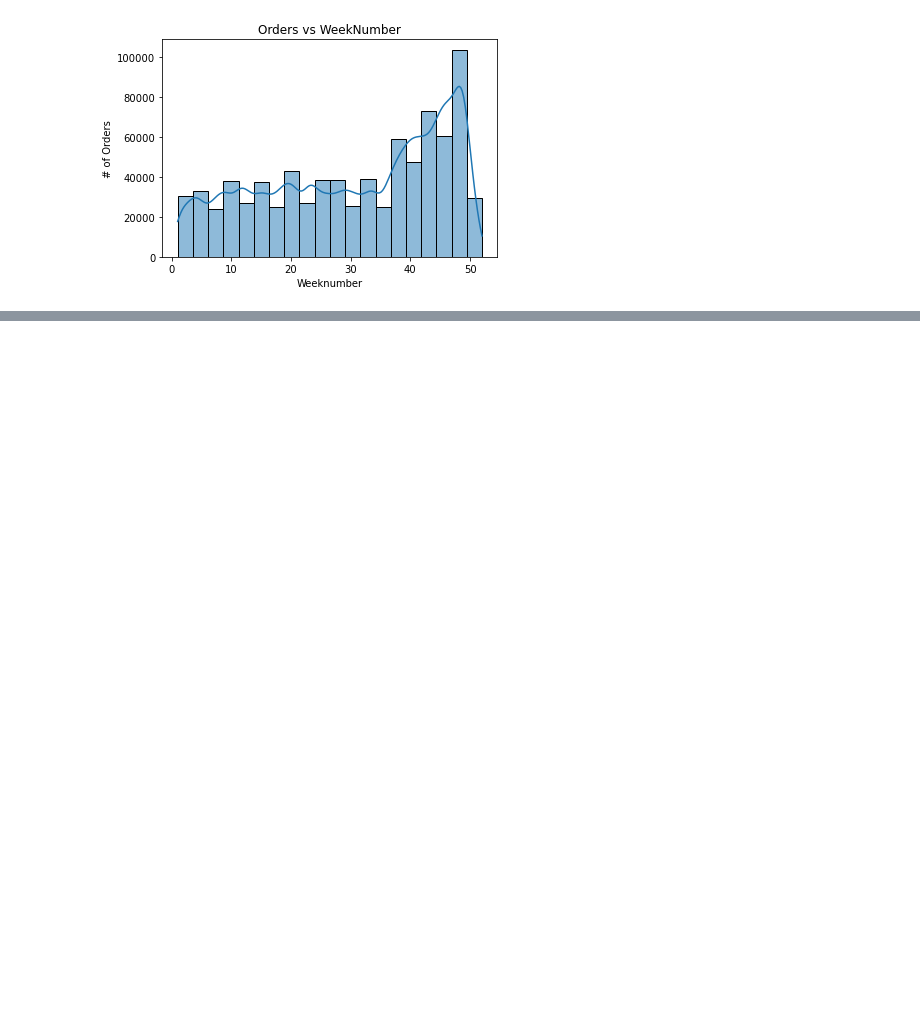
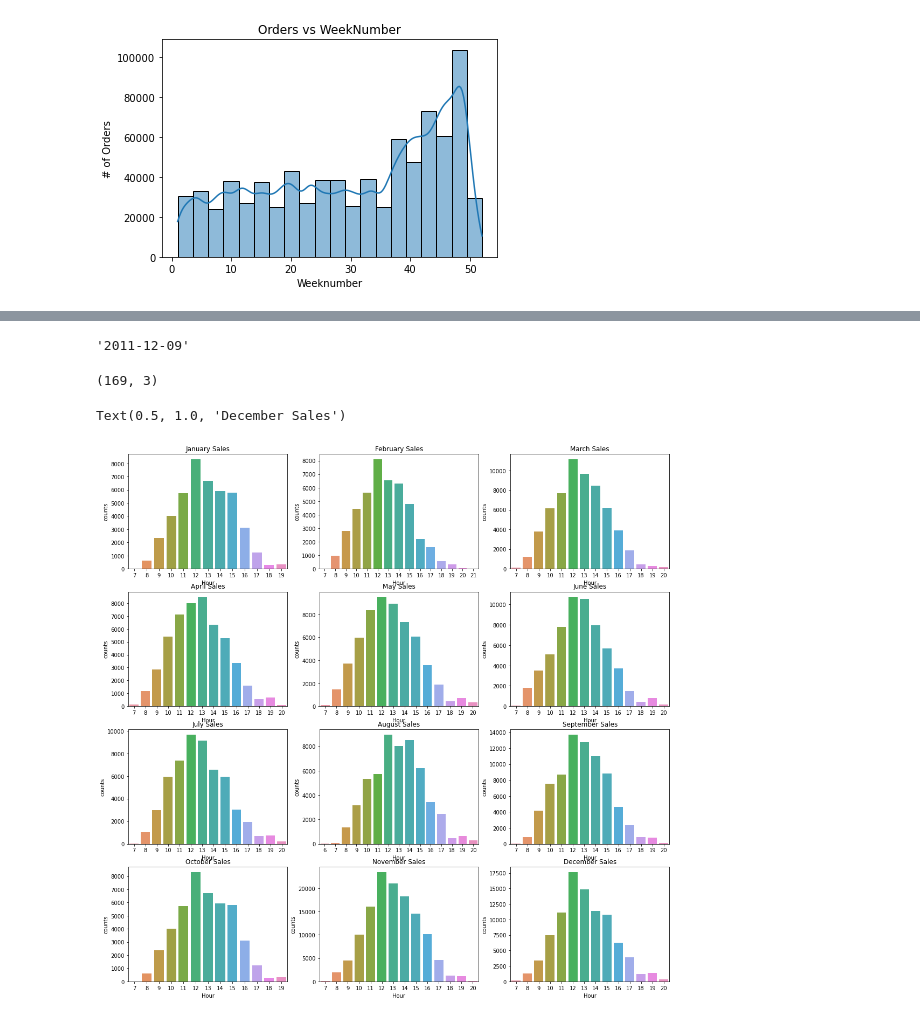
Before and after one commit to dharitsura248/OnlineRetailStore, a Jupyter notebook: OnlineRetailStore/notebooks/ExploratoryDataAnalysis.ipynb, the cells around one changed output, grey strips where cells are left out. Drawn from its saved outputs; the diff is of its cells as text; code cells hidden in the pictures; blank space fills up the shorter version.

Commit message:
2t Sales boost & 7 days prior order

```diff
--- a/OnlineRetailStore/notebooks/ExploratoryDataAnalysis.ipynb
+++ b/OnlineRetailStore/notebooks/ExploratoryDataAnalysis.ipynb
@@ -237,0 +254,53 @@ plt.show()
+# %%
+df_or.Date.max()
+# %% [output]
+'2011-12-09'
+# %%
+sub_df = df_or.groupby(by=(['Month','Hour'])).size().reset_index(name='counts')
+sub_df.shape
+# %% [output]
+(169, 3)
+# %%
+sub_df.head()
+
+jan_Df = sub_df[sub_df.Month == 1]
+feb_Df = sub_df[sub_df.Month == 2]
+march_Df = sub_df[sub_df.Month == 3]
+april_Df = sub_df[sub_df.Month == 4]
+may_Df = sub_df[sub_df.Month == 5]
+june_Df = sub_df[sub_df.Month == 6]
+july_Df = sub_df[sub_df.Month == 7]
+aug_Df = sub_df[sub_df.Month == 8]
+sep_Df = sub_df[sub_df.Month == 9]
+oct_Df = sub_df[sub_df.Month == 1]
+nov_Df = sub_df[sub_df.Month == 11]
+dec_Df = sub_df[sub_df.Month == 12]
+# %%
+fig, axes = plt.subplots(4, 3,figsize =(18,18))
+sns.barplot(ax=axes[0,0],data= jan_Df,x='Hour',y='counts')
+axes[0,0].set_title('January Sales')
+sns.barplot(ax=axes[0,1],data= feb_Df,x='Hour',y='counts')
+axes[0,1].set_title('February Sales')
+sns.barplot(ax=axes[0,2],data= march_Df,x='Hour',y='counts')
+axes[0,2].set_title('March Sales')
+sns.barplot(ax=axes[1,0],data= april_Df,x='Hour',y='counts')
+axes[1,0].set_title('April Sales')
+sns.barplot(ax=axes[1,1],data= may_Df,x='Hour',y='counts')
+axes[1,1].set_title('May Sales')
+sns.barplot(ax=axes[1,2],data= june_Df,x='Hour',y='counts')
+axes[1,2].set_title('June Sales')
+sns.barplot(ax=axes[2,0],data= july_Df,x='Hour',y='counts')
+axes[2,0].set_title('July Sales')
+sns.barplot(ax=axes[2,1],data= aug_Df,x='Hour',y='counts')
+axes[2,1].set_title('August Sales')
+sns.barplot(ax=axes[2,2],data= sep_Df,x='Hour',y='counts')
+axes[2,2].set_title('September Sales')
+sns.barplot(ax=axes[3,0],data= oct_Df,x='Hour',y='counts')
+axes[3,0].set_title('October Sales')
+sns.barplot(ax=axes[3,1],data= nov_Df,x='Hour',y='counts')
+axes[3,1].set_title('November Sales')
+sns.barplot(ax=axes[3,2],data= dec_Df,x='Hour',y='counts')
+axes[3,2].set_title('December Sales')
+# %% [output]
+Text(0.5, 1.0, 'December Sales')
+[figure, added]
```
Also changed, not shown: parts of 36 cells of this notebook.
